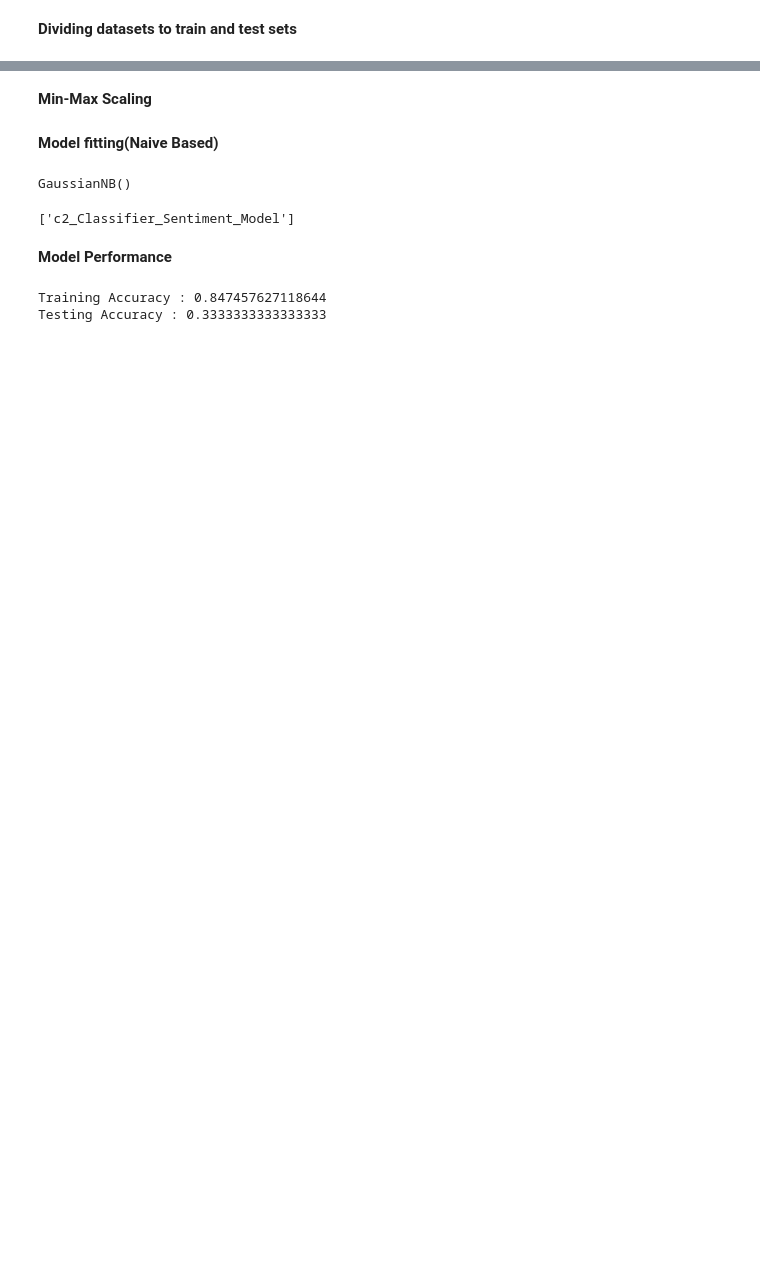
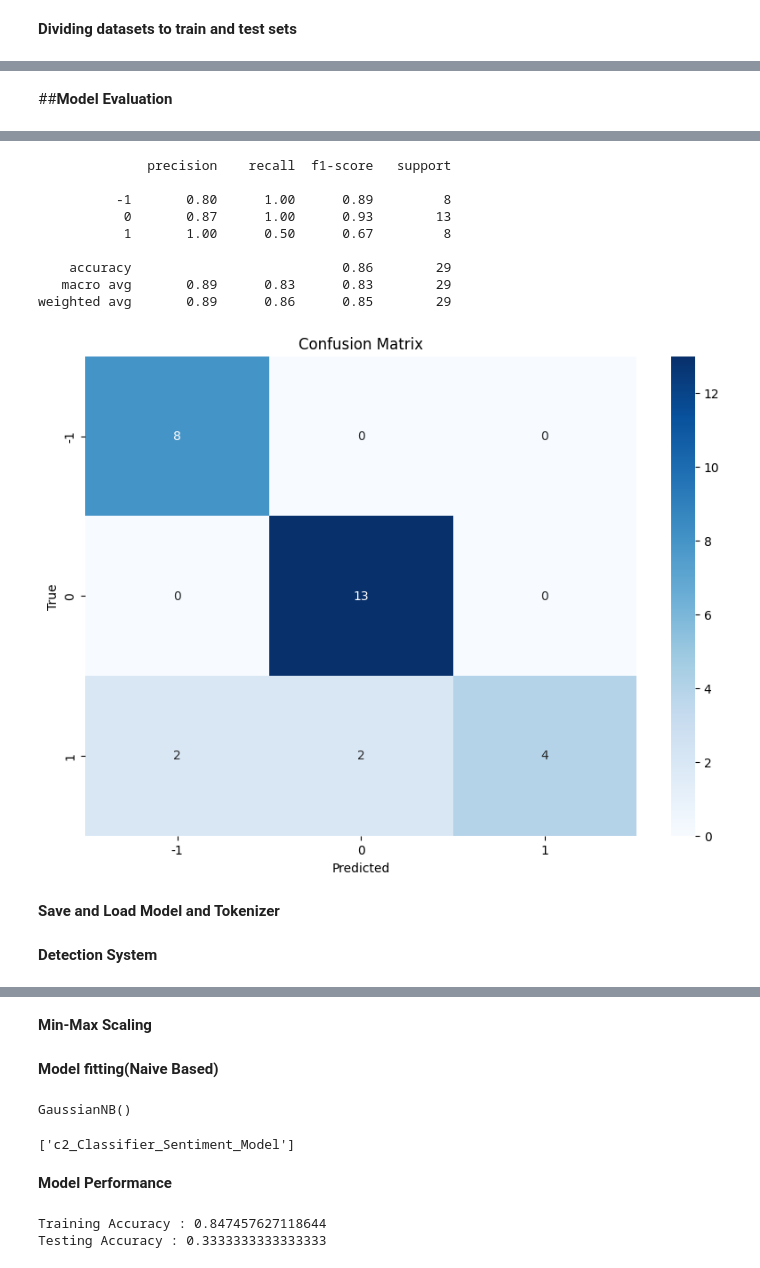
Before and after one commit to NeonLabs146/General_stuffs, a Jupyter notebook: Excellence_survey_MBM.ipynb, the cells around one changed output, grey strips where cells are left out. Cells and saved outputs as stored; diff of their text form; code cells hidden in the pictures; blank space fills up the shorter version.

```diff
--- a/Excellence_survey_MBM.ipynb
+++ b/Excellence_survey_MBM.ipynb
@@ -529,0 +650,26 @@ X_train, X_test, y_train, y_test = train_test_split(X, y, test_size = 0.20, rand
+# %%
+tokenizer = BertTokenizer.from_pretrained('bert-base-uncased')
+
+train_encoding = tokenizer(train_text.tolist(), truncation=True, padding=True, max_length=512)
+test_encoding = tokenizer(test_text.tolist(), truncation=True, padding=True, max_length=512)
+#train_encoding
+# %%
+import torch
+from torch.utils.data import Dataset
+
+class SentimentDataset(Dataset):
+    def __init__(self, encodings, labels):
+        self.encodings = encodings
+        self.labels = labels
+
+    def __getitem__(self, idx):
+        item = {key: torch.tensor(val[idx]) for key, val in self.encodings.items()}
+        item['labels'] = torch.tensor(self.labels[idx])
+        return item
+
+    def __len__(self):
+        return len(self.labels)
+
+# After tokenization:
+train_dataset = SentimentDataset(train_encoding, train_label.tolist())
+test_dataset = SentimentDataset(test_encoding, test_label.tolist())
@@ -529,0 +733,21 @@ X_train, X_test, y_train, y_test = train_test_split(X, y, test_size = 0.20, rand
+# %% [markdown]
+##**Model Evaluation**
+# %%
+# Predictions
+predictions, labels, _ = trainer.predict(test_dataset)
+
+# Convert predictions to class labels
+predicted_labels = np.argmax(predictions, axis=1)
+target_names = [str(cls) for cls in label_encoder.classes_]
+# Classification Report
+print(classification_report(test_label, predicted_labels, target_names=target_names))
+
+# Confusion Matrix
+cm = confusion_matrix(test_label, predicted_labels)
+plt.figure(figsize=(10, 7))
+sns.heatmap(cm, annot=True, fmt='d', cmap='Blues', xticklabels=label_encoder.classes_, yticklabels=label_encoder.classes_)
+plt.xlabel('Predicted')
+plt.ylabel('True')
+plt.title('Confusion Matrix')
+plt.show()
+# %% [output]
@@ -529,0 +755,12 @@ X_train, X_test, y_train, y_test = train_test_split(X, y, test_size = 0.20, rand
+              precision    recall  f1-score   support
+
+          -1       0.80      1.00      0.89         8
+           0       0.87      1.00      0.93        13
+           1       1.00      0.50      0.67         8
+
+    accuracy                           0.86        29
+   macro avg       0.89      0.83      0.83        29
+weighted avg       0.89      0.86      0.85        29
+[figure, added]
+# %% [markdown]
+**Save and Load Model and Tokenizer**
@@ -529,0 +784,2 @@ X_train, X_test, y_train, y_test = train_test_split(X, y, test_size = 0.20, rand
+# %% [markdown]
+**Detection System**
```
Also changed, not shown: parts of 46 cells of this notebook.
